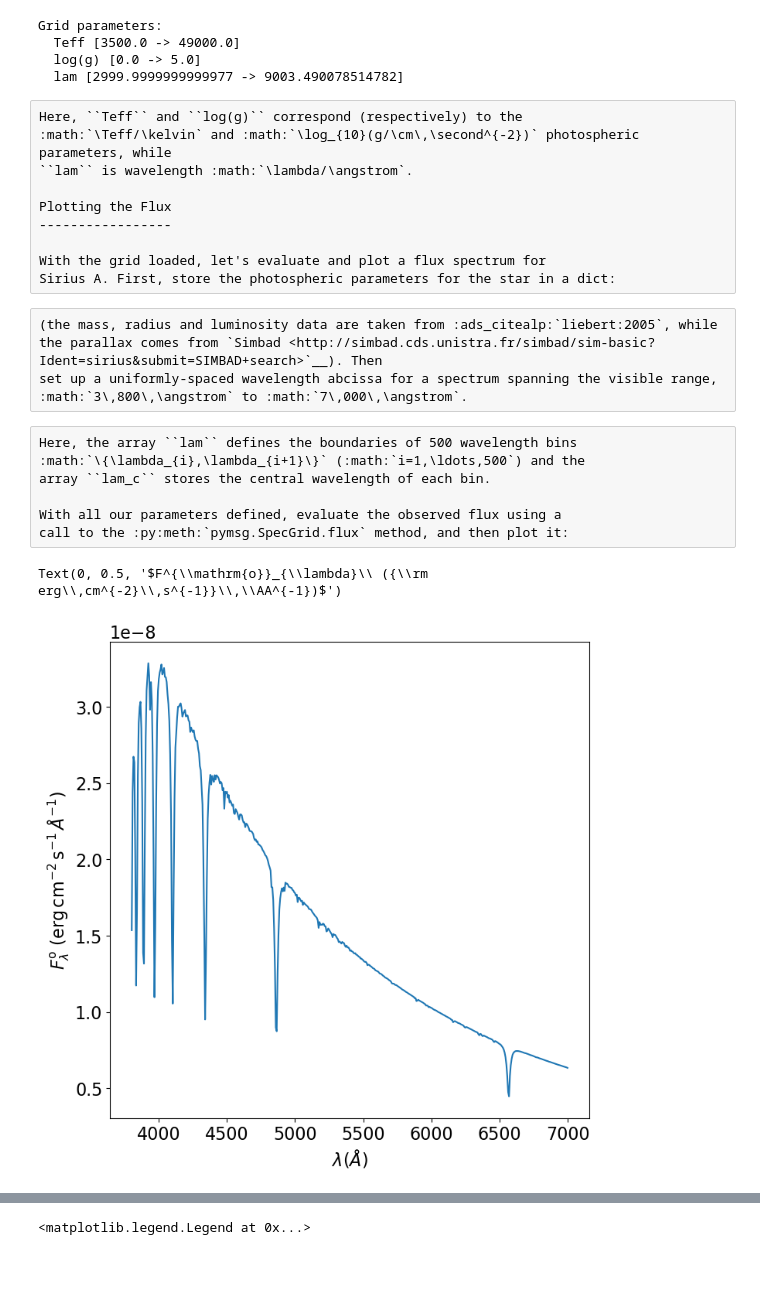
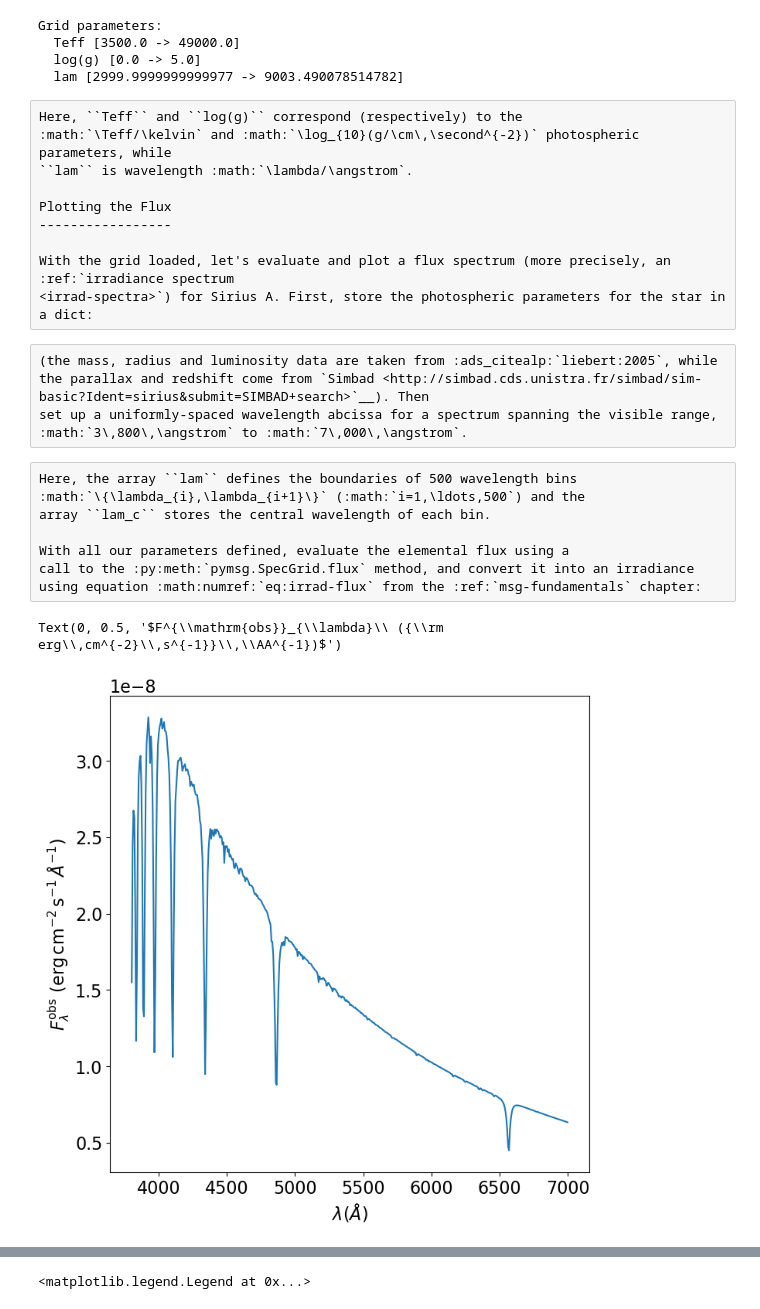
Before and after one commit to rhdtownsend/msg, a Jupyter notebook: docs/source/user-guide/walkthroughs/python-walkthrough.ipynb, the cells around one changed output, grey strips where cells are left out. Saved outputs shown, nothing was run; the diff lists cells and outputs as text; code cells hidden in the pictures; blank space fills up the shorter version.

Commit message:
Major documentation overhaul, including new Performance chapter

```diff
--- a/docs/source/user-guide/walkthroughs/python-walkthrough.ipynb
+++ b/docs/source/user-guide/walkthroughs/python-walkthrough.ipynb
@@ -80,8 +80,8 @@ Here, ``Teff`` and ``log(g)`` correspond (respectively) to the
 Plotting the Flux
 -----------------
 
-With the grid loaded, let's evaluate and plot a flux spectrum for
-Sirius A. First, store the photospheric parameters for the star in a dict:
+With the grid loaded, let's evaluate and plot a flux spectrum (more precisely, an :ref:`irradiance spectrum
+<irrad-spectra>`) for Sirius A. First, store the photospheric parameters for the star in a dict:
 # %%
 # Set Sirius A's fundamental parameters
 
@@ -92,7 +92,7 @@ L = 25.4 * con.L_sun
 p = 0.379
 d = 1/p * con.pc
 
-z = (-5.50*unt.km/unt.s / con.c).value
+z = -5.50*unt.km/unt.s / con.c
 
 # Set photospheric parameters dict
 
@@ -101,7 +101,7 @@ logg = np.log10(con.G*M/R**2/(unt.cm/unt.s**2))
 
 x = {'Teff': Teff, 'log(g)': logg}
 # %% [raw]
-(the mass, radius and luminosity data are taken from :ads_citealp:`liebert:2005`, while the parallax comes from `Simbad <http://simbad.cds.unistra.fr/simbad/sim-basic?Ident=sirius&submit=SIMBAD+search>`__). Then
+(the mass, radius and luminosity data are taken from :ads_citealp:`liebert:2005`, while the parallax and redshift come from `Simbad <http://simbad.cds.unistra.fr/simbad/sim-basic?Ident=sirius&submit=SIMBAD+search>`__). Then
 set up a uniformly-spaced wavelength abcissa for a spectrum spanning the visible range,
 :math:`3\,800\,\angstrom` to :math:`7\,000\,\angstrom`.
 # %%
@@ -118,21 +118,22 @@ Here, the array ``lam`` defines the boundaries of 500 wavelength bins
 :math:`\{\lambda_{i},\lambda_{i+1}\}` (:math:`i=1,\ldots,500`) and the
 array ``lam_c`` stores the central wavelength of each bin.
 
-With all our parameters defined, evaluate the observed flux using a
-call to the :py:meth:`pymsg.SpecGrid.flux` method, and then plot it:
+With all our parameters defined, evaluate the elemental flux using a
+call to the :py:meth:`pymsg.SpecGrid.flux` method, and convert it into an irradiance using equation :math:numref:`eq:irrad-flux` from the :ref:`msg-fundamentals` chapter:
 # %%
-# Evaluate the observed flux
+# Evaluate the elemental flux and irradiance
 
-F_obs = (R/d)**2*specgrid.flux(x, z, lam)
+F = specgrid.flux(x, z, lam)
+F_obs = (R/d)**2*F
 
 # Plot
 
 plt.figure(figsize=[8,8])
 plt.plot(lam_c, F_obs)
 
 plt.xlabel(r'$\lambda ({\AA})$')
-plt.ylabel(r'$F^{\mathrm{o}}_{\lambda}\ ({\rm erg\,cm^{-2}\,s^{-1}}\,\AA^{-1})$')
+plt.ylabel(r'$F^{\mathrm{obs}}_{\lambda}\ ({\rm erg\,cm^{-2}\,s^{-1}}\,\AA^{-1})$')
 # %% [output]
-Text(0, 0.5, '$F^{\\mathrm{o}}_{\\lambda}\\ ({\\rm erg\\,cm^{-2}\\,s^{-1}}\\,\\AA^{-1})$')
+Text(0, 0.5, '$F^{\\mathrm{obs}}_{\\lambda}\\ ({\\rm erg\\,cm^{-2}\\,s^{-1}}\\,\\AA^{-1})$')
-[figure, old version]
+[figure, new version]
 # %% [raw]
```
Also changed, not shown: parts of 4 cells of this notebook, 15 other files.
